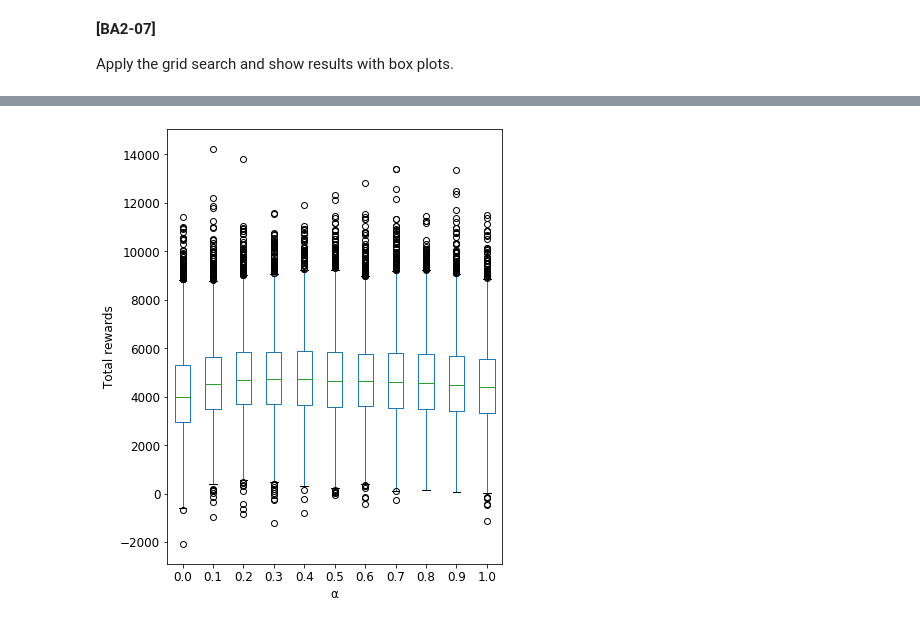
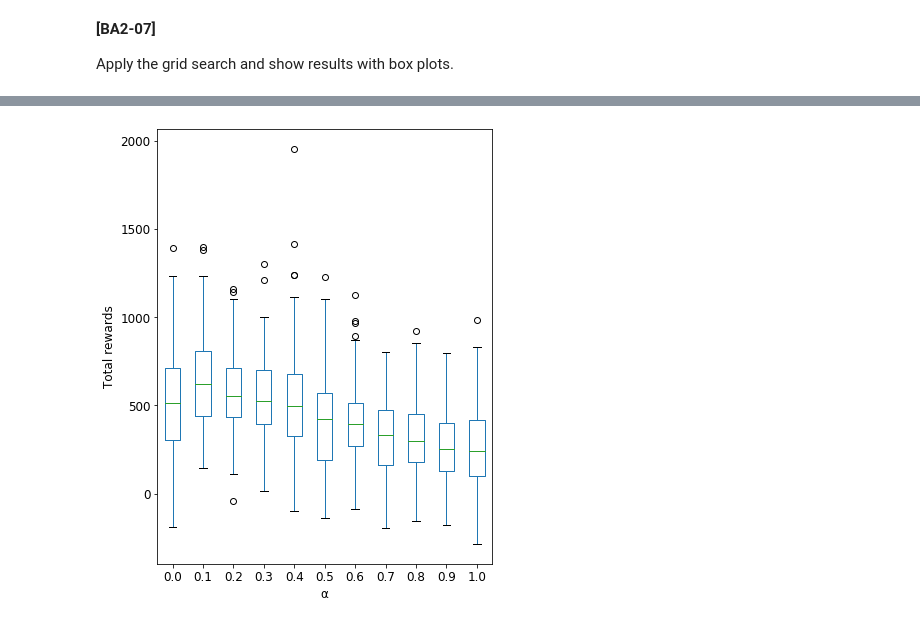
Before and after one commit to enakai00/colab_rlbook, a Jupyter notebook: Chapter01/02_Bandit_Algorithm_2.ipynb, the cells around one changed output, grey strips where cells are left out. Drawn from its saved outputs; the diff is of its cells as text; code cells hidden in the pictures.

```diff
--- a/Chapter01/02_Bandit_Algorithm_2.ipynb
+++ b/Chapter01/02_Bandit_Algorithm_2.ipynb
@@ -17,15 +17,13 @@ Define the Bandit class with a 'dusturb' method.
 class Bandit:
   def __init__(self, arms=10):
     self.arms = arms
-    self.means = np.random.normal(loc=0.0, scale=1.0, size=self.arms)
+    self.means = np.zeros(self.arms)
 
   def select(self, arm):
     reward = np.random.normal(loc=self.means[arm], scale=1.0)
+    # Add random values to the means.
+    self.means += np.random.normal(loc=0.0, scale=0.01, size=self.arms)
     return reward
-
-  # Add random values to the means.
-  def disturb(self):
-    self.means += np.random.normal(loc=0.0, scale=0.05, size=self.arms)
 # %% [markdown]
 **[BA2-03]**
 
@@ -53,8 +51,6 @@ def episode(bandit, alpha, steps):
     reward = bandit.select(arm)
     # Append total rewards
     total_rewards.append(total_rewards[-1] + reward)
-    # Disturb means.
-    bandit.disturb()
 
     # Update an estimate of the mean.
     if alpha == 0: # Use an average to estimate the mean.
@@ -102,6 +98,5 @@ def hypertune(values, num_samples):
 
 Apply the grid search and show results with box plots.
 # %%
-%%time
-hypertune(np.linspace(0, 1.0, 11).tolist(), 5000)
+hypertune(np.linspace(0, 1.0, 11).tolist(), 100)
 # %% [output]
@@ -110 +103 @@ Wall time: 46min 42s
-[figure, old version]
+[figure, new version]
```
Also changed, not shown: parts of 3 cells of this notebook.
